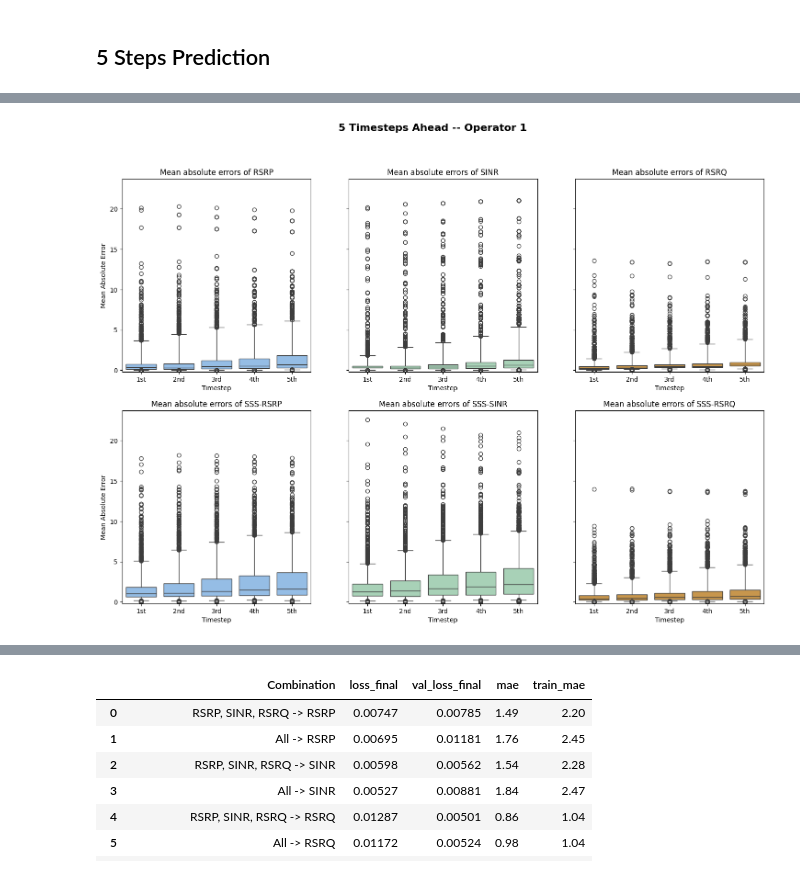
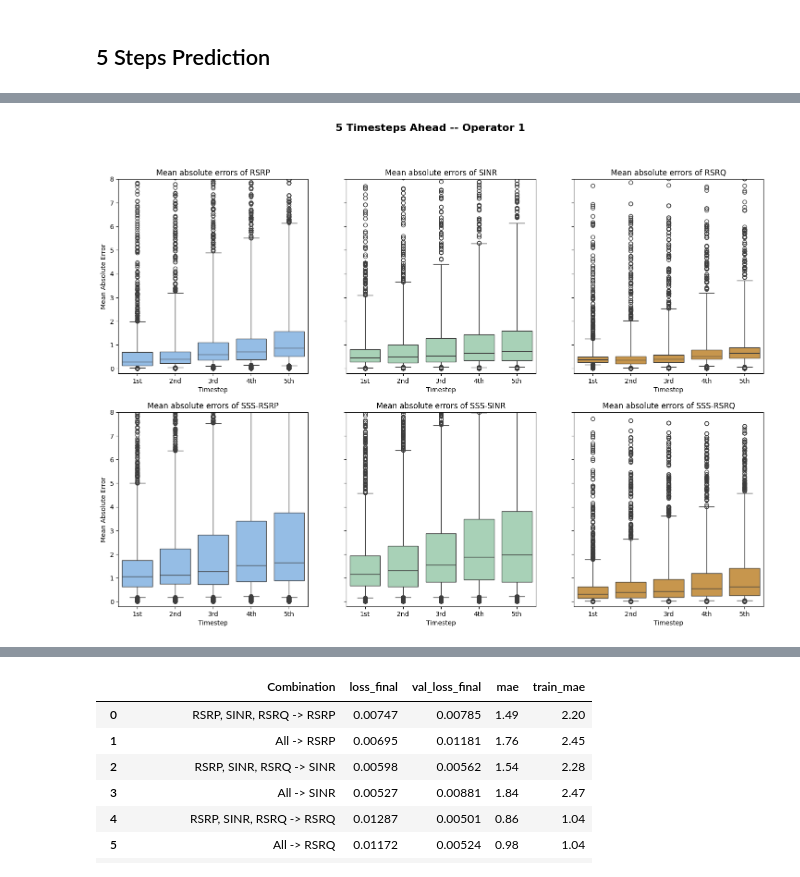
Before and after one commit to ihneskarbovik/master, a Jupyter notebook: test18_lstm_multiple_output.ipynb, the cells around one changed output, grey strips where cells are left out. Drawn from its saved outputs; the diff is of its cells as text; code cells hidden in the pictures.

```diff
--- a/test18_lstm_multiple_output.ipynb
+++ b/test18_lstm_multiple_output.ipynb
@@ -538,4 +485,4 @@ df_lstm_results
 # %%
-mae_each_step = boxplot_timesteps(results=lstm_results, feature_comb=feature_comb, sss_feature_comb=sss_feature_comb, n_steps_out=n_steps_out, operator=operator)
+mae_each_step = boxplot_timesteps(results=lstm_results, feature_comb=feature_comb, sss_feature_comb=sss_feature_comb, n_steps_out=n_steps_out, operator=operator, y_lim=8)
 # %% [output]
-[figure, old version]
+[figure, new version]
```
Also changed, not shown: parts of 30 cells of this notebook.
